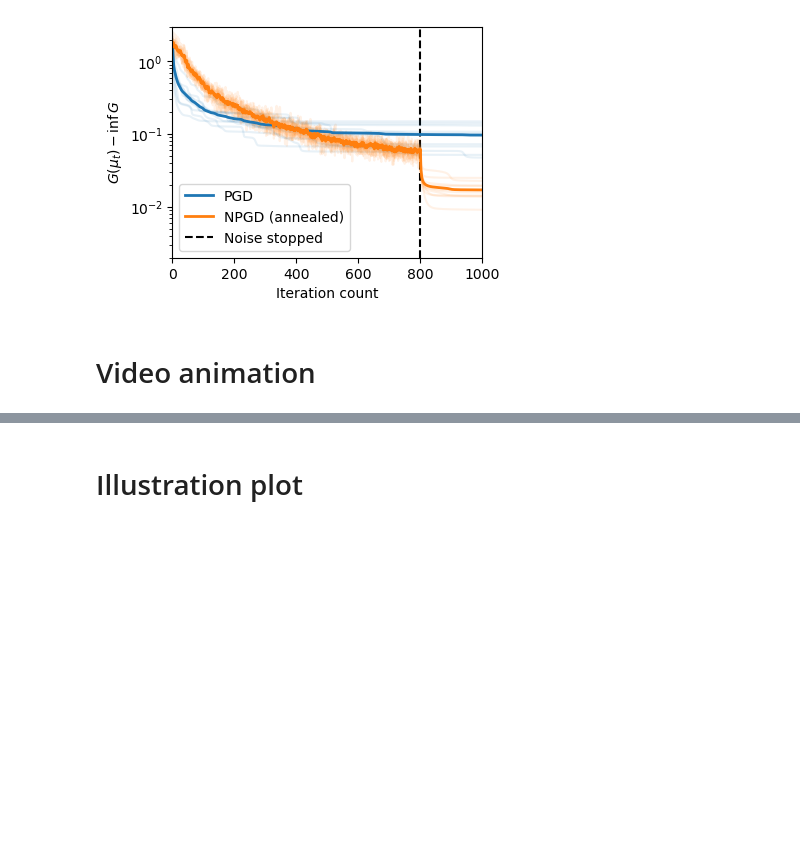
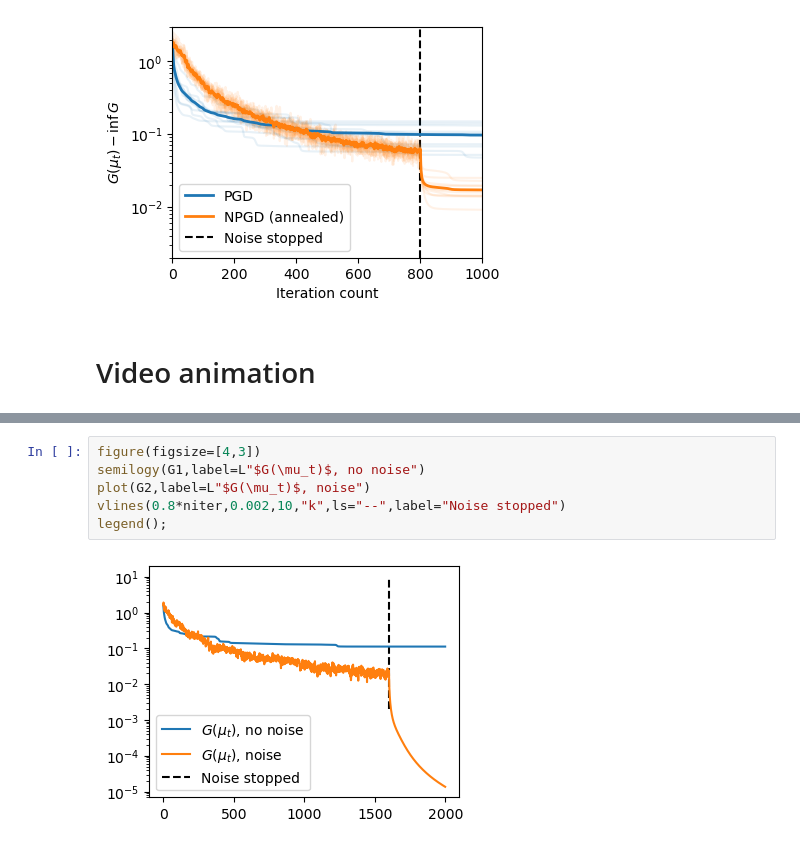
Before and after one commit to lchizat/2022-mean-field-langevin-rate, a Jupyter notebook: MFL.ipynb, the cells around one changed output, grey strips where cells are left out. Cells and saved outputs as stored; diff of their text form; blank space fills up the shorter version.

```diff
--- a/MFL.ipynb
+++ b/MFL.ipynb
@@ -228,2 +193,8 @@ end
-# %% [markdown]
-# Illustration plot
+# %%
+figure(figsize=[4,3])
+semilogy(G1,label=L"$G(\mu_t)$, no noise")
+plot(G2,label=L"$G(\mu_t)$, noise")
+vlines(0.8*niter,0.002,10,"k",ls="--",label="Noise stopped")
+legend();
+# %% [output]
+[figure, added]
```
Also changed, not shown: parts of 7 cells of this notebook, 20 other files.
